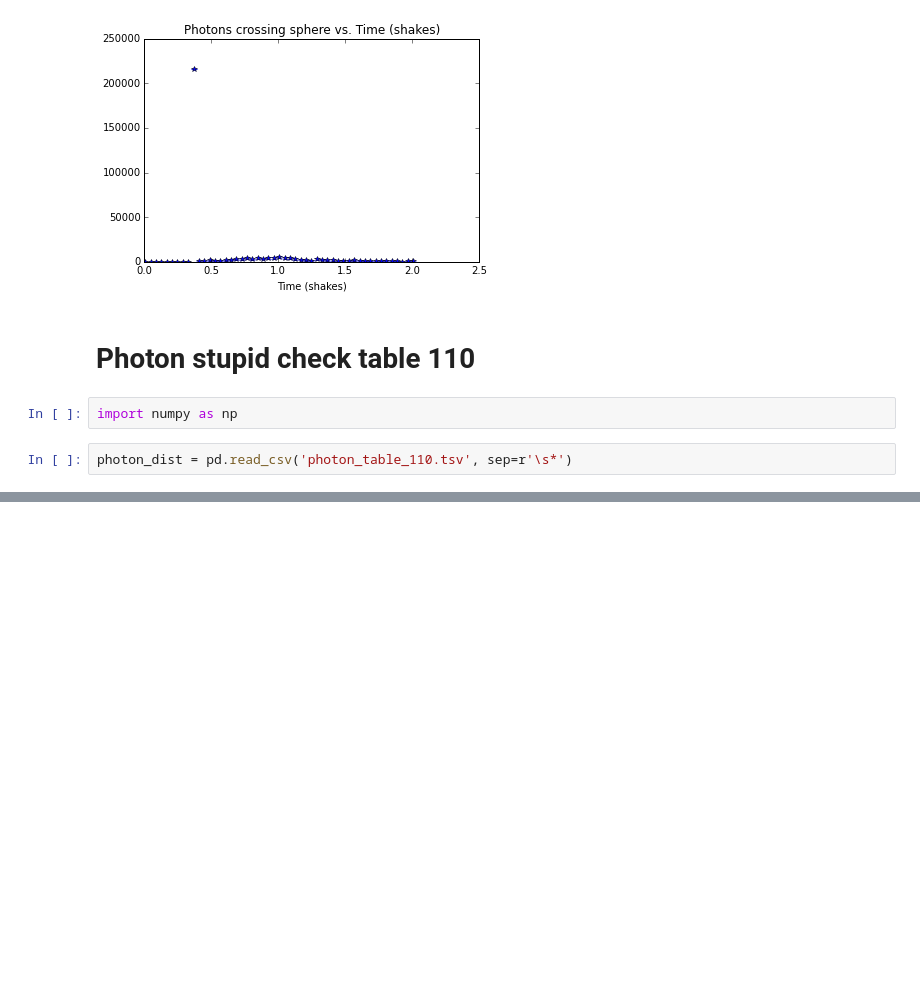
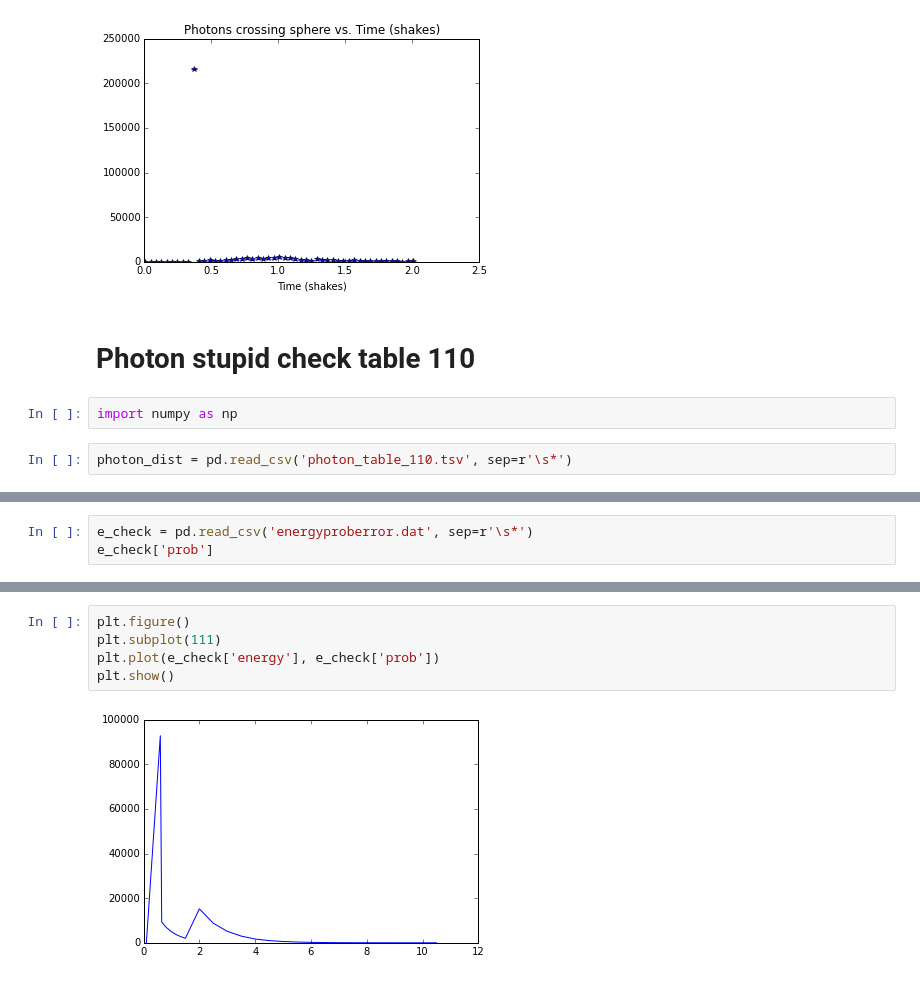
Before and after one commit to piovere/nucnotes, a Jupyter notebook: ne532/Project1/scratch.ipynb, the cells around one changed output, grey strips where cells are left out. Saved outputs shown, nothing was run; the diff lists cells and outputs as text; blank space fills up the shorter version.

```diff
--- a/ne532/Project1/scratch.ipynb
+++ b/ne532/Project1/scratch.ipynb
@@ -103,0 +169,3 @@ plt.show()
+# %%
+e_check = pd.read_csv('energyproberror.dat', sep=r'\s*')
+e_check['prob']
@@ -103,0 +190,7 @@ plt.show()
+# %%
+plt.figure()
+plt.subplot(111)
+plt.plot(e_check['energy'], e_check['prob'])
+plt.show()
+# %% [output]
+[figure, added]
```
Also changed, not shown: parts of 14 cells of this notebook.
